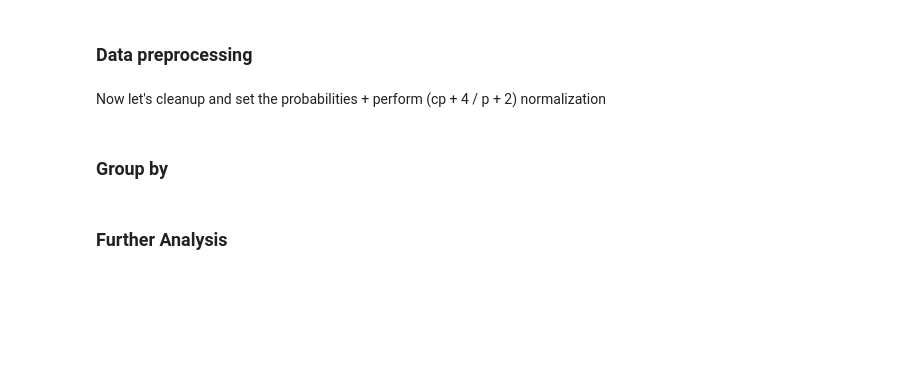
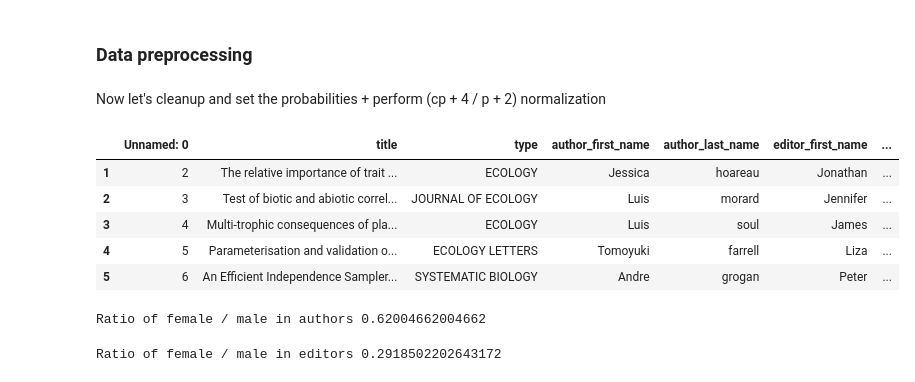
Before and after one commit to tbatsenko/data-processing-HW-1, a Jupyter notebook: Main.ipynb, the cells around one changed output. Drawn from its saved outputs; the diff is of its cells as text; code cells hidden in the pictures; blank space fills up the shorter version.

```diff
--- a/Main.ipynb
+++ b/Main.ipynb
@@ -157,0 +164,8 @@ with open('data.json', 'w') as outfile:
+# %%
+io27 = 0
+for key in hashmap.keys():
+    if hashmap[key] == '{"error":"Request limit reached"}':
+        hashmap[key] = requests.get(url='https://api.genderize.io/?name=' + key.lower()).content
+        io27 += 1
+        print(io27)
+        print(key)
@@ -157,0 +186,18 @@ with open('data.json', 'w') as outfile:
+# %%
+for index, row in data.iterrows():
+    for col_name, col_gender in [['editor_first_name', 'editor_gender'], ['author_first_name', 'author_gender']]:
+        if row[col_name] in hashmap:
+            curr_item = json.loads(hashmap[row[col_name]])
+
+            if curr_item["gender"] == None:
+                data[col_gender][index] = -1
+            else:
+                p = curr_item["probability"]
+                c = curr_item["count"]
+                new_prob = (p*c + 2) / (p + 4)
+                if new_prob > 0.85:
+                    data[col_gender][index] = curr_item["gender"]
+                else: data[col_gender][index] = -1
+        else:
+            print('Error. No name in hashmap')
+            print(row)
@@ -159,7 +247,20 @@ with open('data.json', 'w') as outfile:
 ### Data preprocessing
 # %% [markdown]
 Now let's cleanup and set the probabilities + perform (cp + 4 / p + 2) normalization
-# %% [markdown]
-### Group by
-# %% [markdown]
-### Further Analysis
+# %%
+data.head()
+# %% [output]
+|  | Unnamed: 0 | title | type | author_first_name | author_last_name | editor_first_name | ... |
+| 1 | 2 | The relative importance of trait ... | ECOLOGY | Jessica | hoareau | Jonathan | ... |
+| 2 | 3 | Test of biotic and abiotic correl... | JOURNAL OF ECOLOGY | Luis | morard | Jennifer | ... |
+| 3 | 4 | Multi-trophic consequences of pla... | ECOLOGY | Luis | soul | James | ... |
+| 4 | 5 | Parameterisation and validation o... | ECOLOGY LETTERS | Tomoyuki | farrell | Liza | ... |
+| 5 | 6 | An Efficient Independence Sampler... | SYSTEMATIC BIOLOGY | Andre | grogan | Peter | ... |
+# %%
+print("Ratio of female / male in authors", len(data[data['author_gender'] == "female"]) / len(data[data['author_gender'] == "male"]))
+# %% [output]
+Ratio of female / male in authors 0.62004662004662
+# %%
+print("Ratio of female / male in editors", len(data[data['editor_gender'] == "female"]) / len(data[data['editor_gender'] == "male"]))
+# %% [output]
+Ratio of female / male in editors 0.2918502202643172
```
Also changed, not shown: parts of 9 cells of this notebook, 1 other file.
